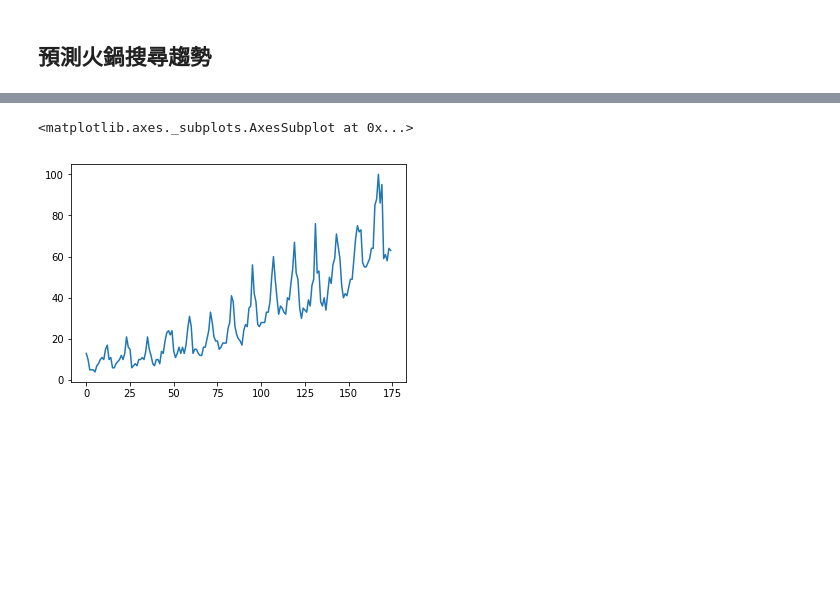
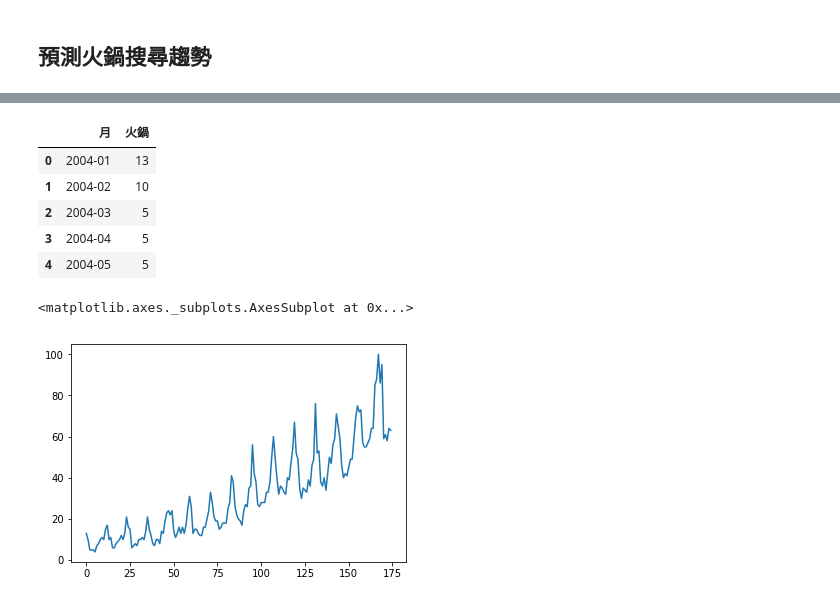
Before and after one commit to vincentman/tibame_python_dl, a Jupyter notebook: Demo20180722.ipynb, the cells around one changed output, grey strips where cells are left out. Cells and saved outputs as stored; diff of their text form; code cells hidden in the pictures; blank space fills up the shorter version.

```diff
--- a/Demo20180722.ipynb
+++ b/Demo20180722.ipynb
@@ -273,5 +313,14 @@ df = pandas.read_csv('https://raw.githubusercontent.com/ywchiu/tibamedl/master/D
 # %%
 df.columns = ['月', '火鍋']
+# %%
+df.head()
+# %% [output]
+|  | 月 | 火鍋 |
+| 0 | 2004-01 | 13 |
+| 1 | 2004-02 | 10 |
+| 2 | 2004-03 | 5 |
+| 3 | 2004-04 | 5 |
+| 4 | 2004-05 | 5 |
 # %%
 df['火鍋'].plot(kind='line')
 # %% [output]
```
Also changed, not shown: parts of 29 cells of this notebook, 2 other files.
